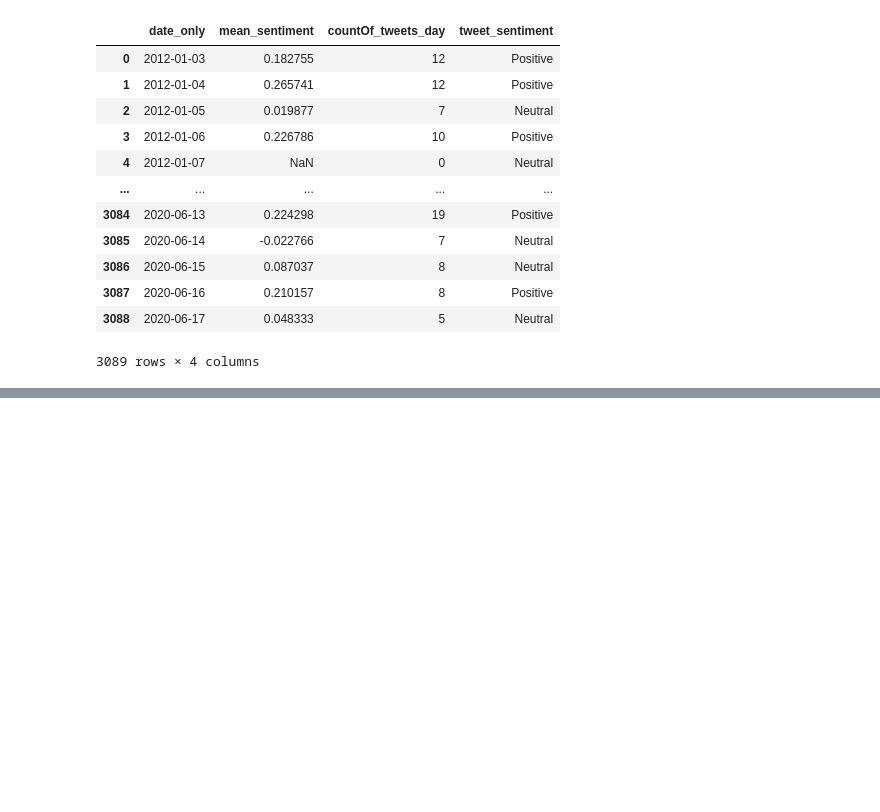
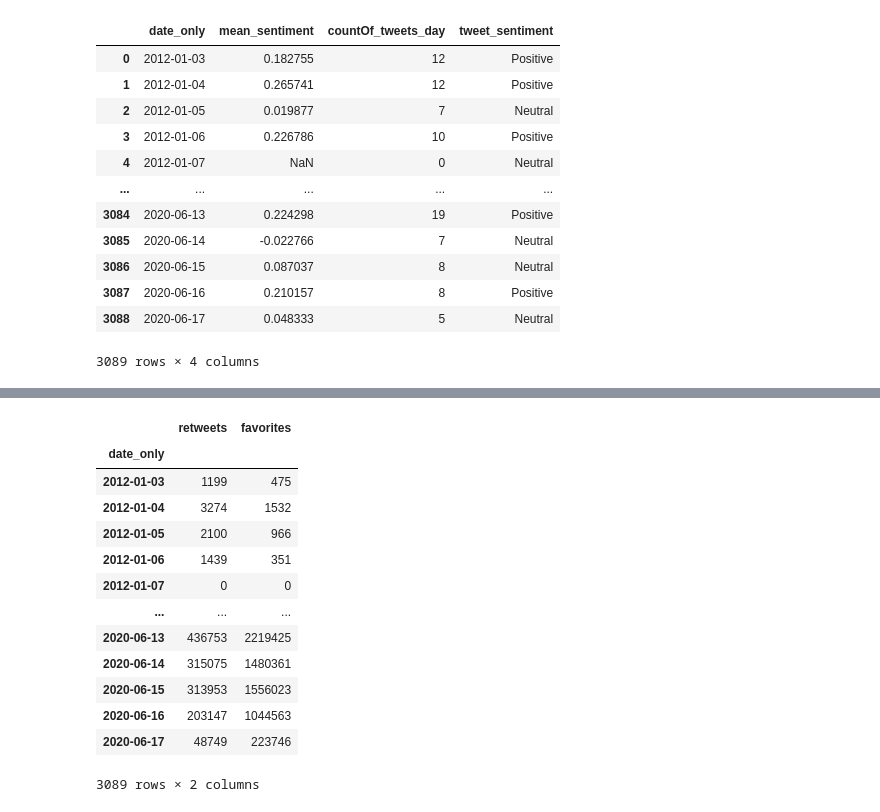
Before and after one commit to richard-gm/webServerDataViz, a Jupyter notebook: Sentimental_analysis_DonaldTrumpipynb.ipynb, the cells around one changed output, grey strips where cells are left out. Saved outputs shown, nothing was run; the diff lists cells and outputs as text; code cells hidden in the pictures; blank space fills up the shorter version.

```diff
--- a/Sentimental_analysis_DonaldTrumpipynb.ipynb
+++ b/Sentimental_analysis_DonaldTrumpipynb.ipynb
@@ -380,0 +382,6 @@ daily_df
+# %%
+retweetsColumn_df = df.filter(['retweets','date_only'], axis=1)
+favoritesColumn_df = df.filter(['favorites','date_only'], axis=1)
+
+retweetsColumn_df['date_only'] = pd.to_datetime(new_df['date_only'])
+favoritesColumn_df['date_only'] = pd.to_datetime(new_df['date_only'])
@@ -380,0 +463,18 @@ daily_df
+# %%
+ret_and_fav_summary = pd.merge(retweetDaily_count,favoritesDaily_count, left_index=True, right_index=True)
+ret_and_fav_summary
+# %% [output]
+|  | retweets | favorites |
+| date_only |  |  |
+| 2012-01-03 | 1199 | 475 |
+| 2012-01-04 | 3274 | 1532 |
+| 2012-01-05 | 2100 | 966 |
+| 2012-01-06 | 1439 | 351 |
+| 2012-01-07 | 0 | 0 |
+| ... | ... | ... |
+| 2020-06-13 | 436753 | 2219425 |
+| 2020-06-14 | 315075 | 1480361 |
+| 2020-06-15 | 313953 | 1556023 |
+| 2020-06-16 | 203147 | 1044563 |
+| 2020-06-17 | 48749 | 223746 |
+3089 rows × 2 columns
```
Also changed, not shown: parts of 9 cells of this notebook, 3 other files.
